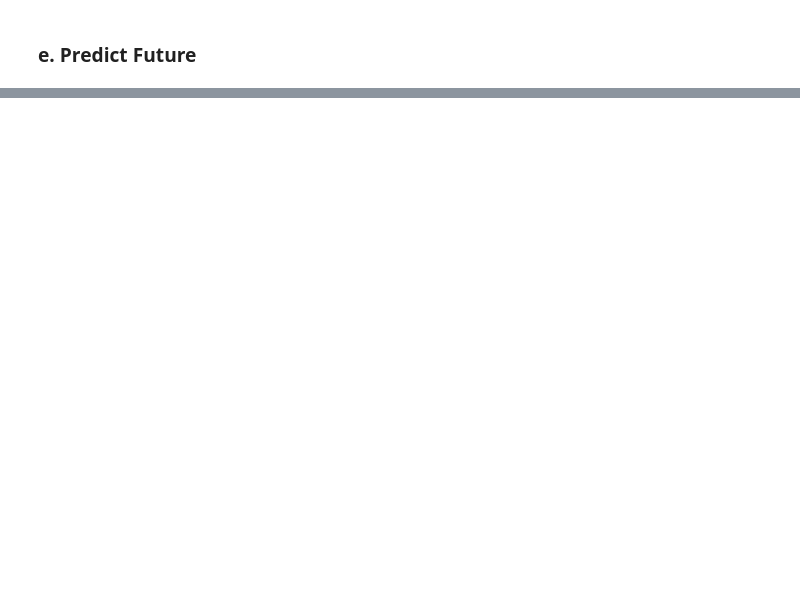
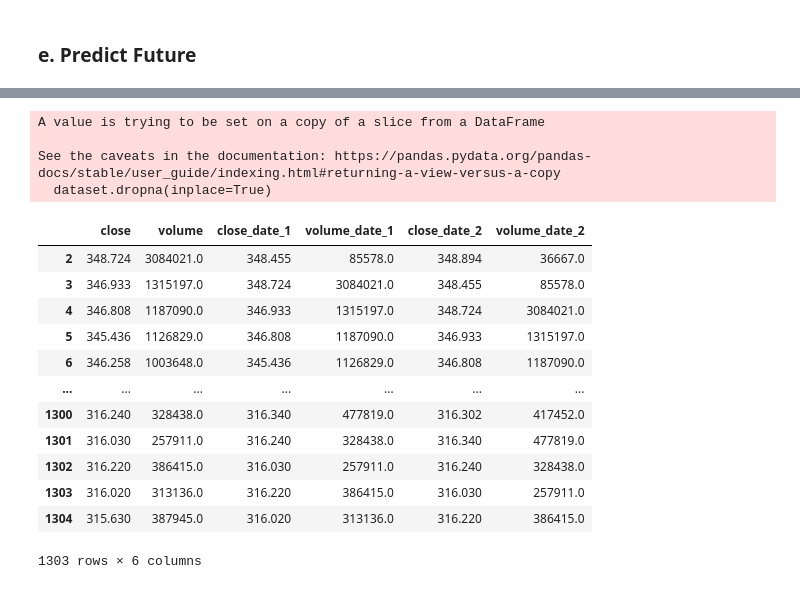
Before and after one commit to leminhduc106/Stock_Price_Prediction, a Jupyter notebook: stock_price_prediction.ipynb, the cells around one changed output, grey strips where cells are left out. Drawn from its saved outputs; the diff is of its cells as text; code cells hidden in the pictures; blank space fills up the shorter version.

```diff
--- a/stock_price_prediction.ipynb
+++ b/stock_price_prediction.ipynb
@@ -1372,0 +1437,21 @@ def lstm_predict_future(data, modelName, indicatorArr, period):
+# %%
+dataset.dropna(inplace=True)
+dataset
+# %% [output]
+A value is trying to be set on a copy of a slice from a DataFrame
+
+See the caveats in the documentation: https://pandas.pydata.org/pandas-docs/stable/user_guide/indexing.html#returning-a-view-versus-a-copy
+  dataset.dropna(inplace=True)
+|  | close | volume | close_date_1 | volume_date_1 | close_date_2 | volume_date_2 |
+| 2 | 348.724 | 3084021.0 | 348.455 | 85578.0 | 348.894 | 36667.0 |
+| 3 | 346.933 | 1315197.0 | 348.724 | 3084021.0 | 348.455 | 85578.0 |
+| 4 | 346.808 | 1187090.0 | 346.933 | 1315197.0 | 348.724 | 3084021.0 |
+| 5 | 345.436 | 1126829.0 | 346.808 | 1187090.0 | 346.933 | 1315197.0 |
+| 6 | 346.258 | 1003648.0 | 345.436 | 1126829.0 | 346.808 | 1187090.0 |
+| ... | ... | ... | ... | ... | ... | ... |
+| 1300 | 316.240 | 328438.0 | 316.340 | 477819.0 | 316.302 | 417452.0 |
+| 1301 | 316.030 | 257911.0 | 316.240 | 328438.0 | 316.340 | 477819.0 |
+| 1302 | 316.220 | 386415.0 | 316.030 | 257911.0 | 316.240 | 328438.0 |
+| 1303 | 316.020 | 313136.0 | 316.220 | 386415.0 | 316.030 | 257911.0 |
+| 1304 | 315.630 | 387945.0 | 316.020 | 313136.0 | 316.220 | 386415.0 |
+1303 rows × 6 columns
```
Also changed, not shown: parts of 42 cells of this notebook, 17 other files.
